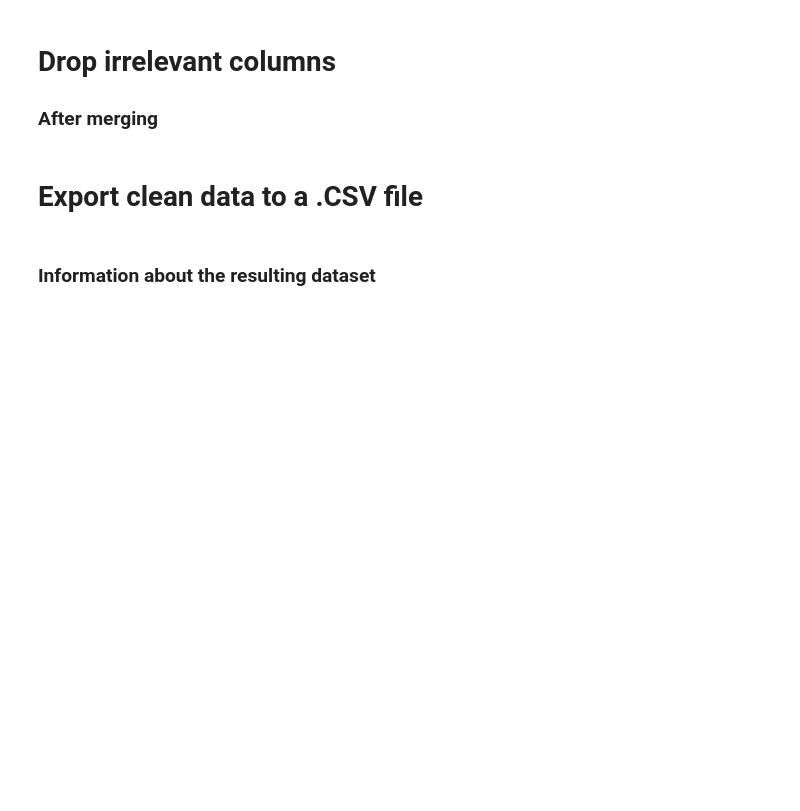
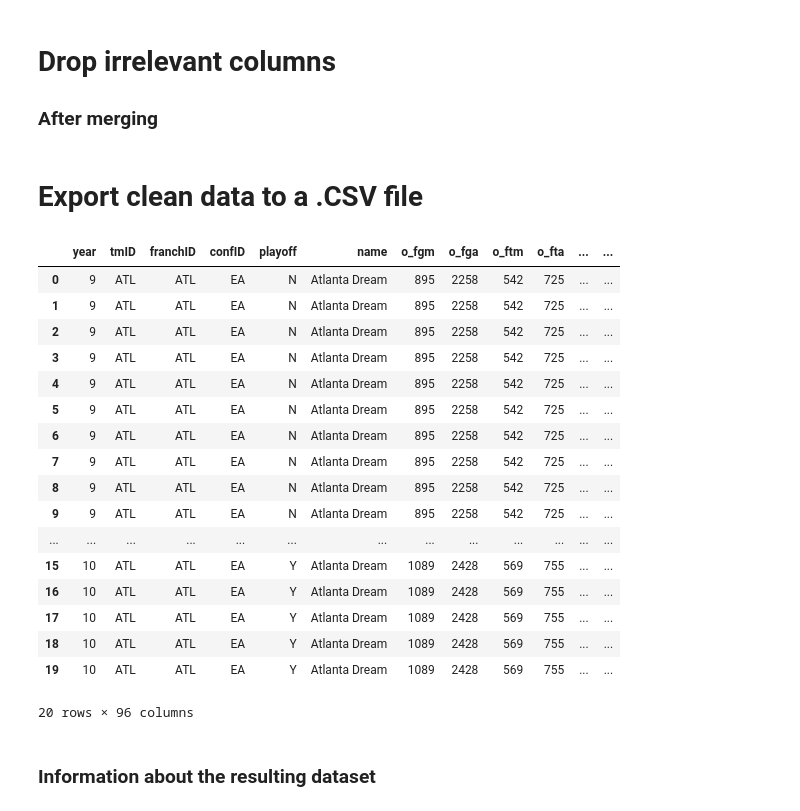
Before and after one commit to ttoino/feup-ac, a Jupyter notebook: src/preparation.ipynb, the cells around one changed output. Cells and saved outputs as stored; diff of their text form; code cells hidden in the pictures; blank space fills up the shorter version.

```diff
--- a/src/preparation.ipynb
+++ b/src/preparation.ipynb
@@ -3,13 +3,13 @@ import pandas as pd
 # %% [markdown]
 # Load data
 # %%
-awards_players_df = pd.read_csv('../data/awards_players.csv')
-coaches_df = pd.read_csv('../data/coaches.csv')
-players_teams_df = pd.read_csv('../data/players_teams.csv')
-players_df = pd.read_csv('../data/players.csv')
-series_post_df = pd.read_csv('../data/series_post.csv')
-teams_post_df = pd.read_csv('../data/teams_post.csv')
-teams_df = pd.read_csv('../data/teams.csv')
+awards_players_df = pd.read_csv('../data/awards_players.csv'); awards_players_df.Name = "awards_players"
+coaches_df = pd.read_csv('../data/coaches.csv'); coaches_df.Name = "coaches"
+players_teams_df = pd.read_csv('../data/players_teams.csv'); players_teams_df.Name = "players_teams"
+players_df = pd.read_csv('../data/players.csv'); players_df.Name = "players"
+series_post_df = pd.read_csv('../data/series_post.csv'); series_post_df.Name = "series_post"
+teams_post_df = pd.read_csv('../data/teams_post.csv'); teams_post_df.Name = "teams_post"
+teams_df = pd.read_csv('../data/teams.csv'); teams_df.Name = "teams"
 
 dfs = [awards_players_df, coaches_df, players_teams_df, players_df, series_post_df, teams_post_df, teams_df]
 # %% [markdown]
@@ -63,12 +98,31 @@ main_df.head()
 # Drop irrelevant columns
 ### After merging
 # %%
-main_df = main_df.drop(["rank", "firstRound", "semis", "finals", "attend", "stint_x", "stint_y", "deathdate", "height", "weight"], axis=1)
+main_df = main_df.drop(["rank", "firstRound", "semis", "finals", "attend", "stint_x", "stint_y", "birthDate", "deathDate", "height", "weight", "award"], axis=1)
 # %% [markdown]
 # Export clean data to a .CSV file
 # %%
 main_df.to_csv("../data/clean/main_df.csv", index=False)
-main_df.head()
+main_df.head(20)
+# %% [output]
+|  | year | tmID | franchID | confID | playoff | name | o_fgm | o_fga | o_ftm | o_fta | ... | ... |
+| 0 | 9 | ATL | ATL | EA | N | Atlanta Dream | 895 | 2258 | 542 | 725 | ... | ... |
+| 1 | 9 | ATL | ATL | EA | N | Atlanta Dream | 895 | 2258 | 542 | 725 | ... | ... |
+| 2 | 9 | ATL | ATL | EA | N | Atlanta Dream | 895 | 2258 | 542 | 725 | ... | ... |
+| 3 | 9 | ATL | ATL | EA | N | Atlanta Dream | 895 | 2258 | 542 | 725 | ... | ... |
+| 4 | 9 | ATL | ATL | EA | N | Atlanta Dream | 895 | 2258 | 542 | 725 | ... | ... |
+| 5 | 9 | ATL | ATL | EA | N | Atlanta Dream | 895 | 2258 | 542 | 725 | ... | ... |
+| 6 | 9 | ATL | ATL | EA | N | Atlanta Dream | 895 | 2258 | 542 | 725 | ... | ... |
+| 7 | 9 | ATL | ATL | EA | N | Atlanta Dream | 895 | 2258 | 542 | 725 | ... | ... |
+| 8 | 9 | ATL | ATL | EA | N | Atlanta Dream | 895 | 2258 | 542 | 725 | ... | ... |
+| 9 | 9 | ATL | ATL | EA | N | Atlanta Dream | 895 | 2258 | 542 | 725 | ... | ... |
+| ... | ... | ... | ... | ... | ... | ... | ... | ... | ... | ... | ... | ... |
+| 15 | 10 | ATL | ATL | EA | Y | Atlanta Dream | 1089 | 2428 | 569 | 755 | ... | ... |
+| 16 | 10 | ATL | ATL | EA | Y | Atlanta Dream | 1089 | 2428 | 569 | 755 | ... | ... |
+| 17 | 10 | ATL | ATL | EA | Y | Atlanta Dream | 1089 | 2428 | 569 | 755 | ... | ... |
+| 18 | 10 | ATL | ATL | EA | Y | Atlanta Dream | 1089 | 2428 | 569 | 755 | ... | ... |
+| 19 | 10 | ATL | ATL | EA | Y | Atlanta Dream | 1089 | 2428 | 569 | 755 | ... | ... |
+20 rows × 96 columns
 # %% [markdown]
 ### Information about the resulting dataset
 # %%
```
Also changed, not shown: parts of 5 cells of this notebook, 3 other files.
